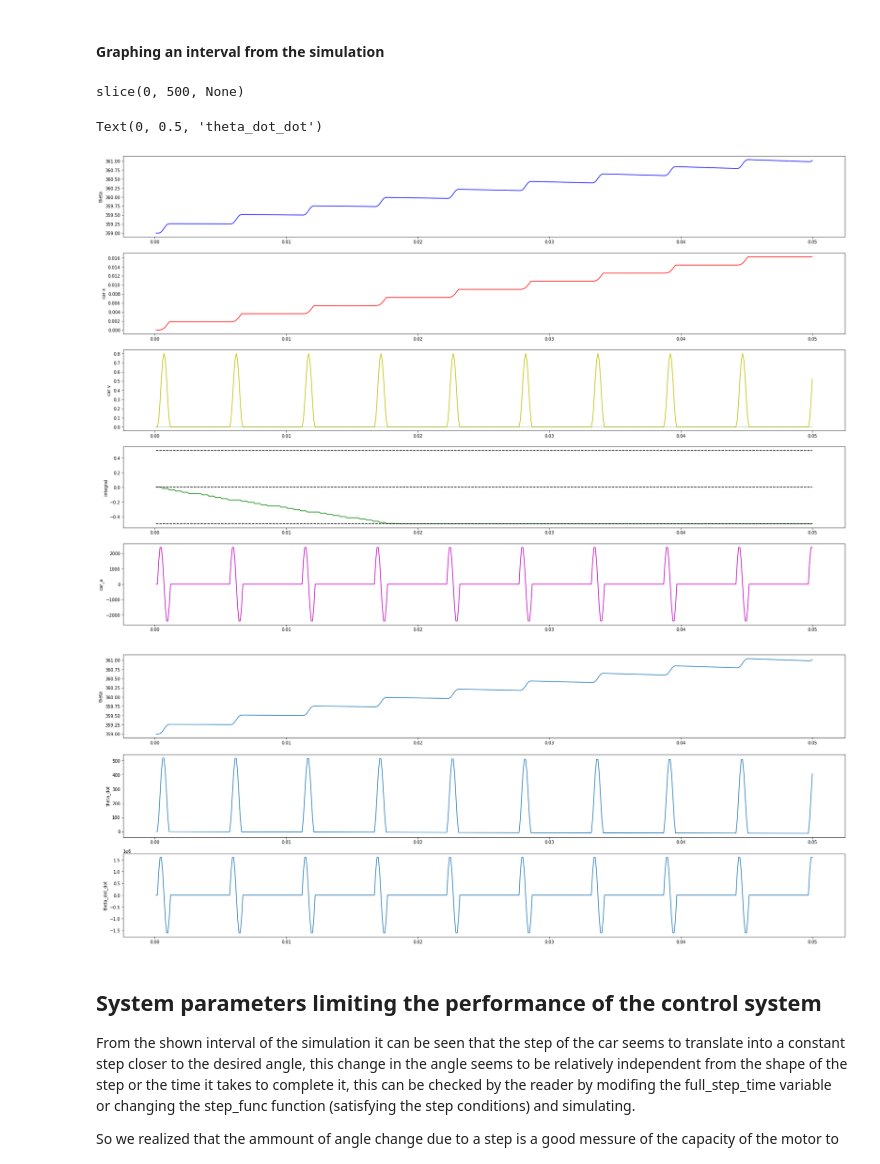
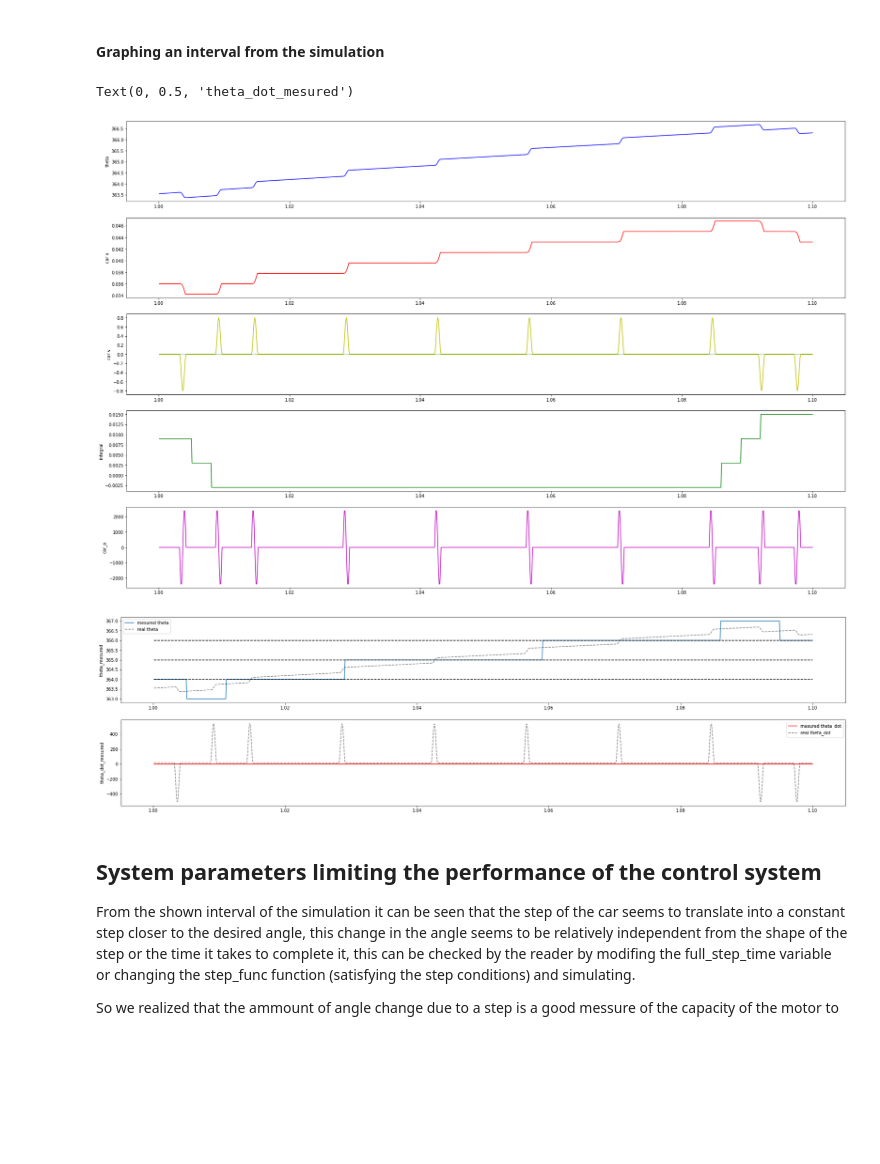
Before and after one commit to juangriffin121/Data-Model-PID-Sim, a Jupyter notebook: Model_fitting_and_simulation.ipynb, the cells around one changed output. Drawn from its saved outputs; the diff is of its cells as text; code cells hidden in the pictures; blank space fills up the shorter version.

Commit message:
fixed delay, fixed response to theta_mesured instead of theta and compute theta_dot_mesured to respond to derivative

```diff
--- a/Model_fitting_and_simulation.ipynb
+++ b/Model_fitting_and_simulation.ipynb
@@ -403,11 +415,14 @@ def npify(interval):#make the lists ndarrays and fix them in an optional interva
 # %%
 theta_int,theta,theta_dot, x,v = [0,359,0, 0,0]# set the initial conditions, 365 is the pendulum up
 
-ki,kp,kd = [1,10,0]#gains for the PID, the derivative is not well implemented yet
+ki,kp,kd = [10,10,0]#gains for the PID, the derivative is not well implemented yet
 
 #initiating used variables
 waiting_time = 0
 theta_mesured = theta
+theta_dot_mesured = 0
+prom = theta
+
 move = False
 step_time = 0
 
@@ -416,6 +431,9 @@ theta_int_list = []
 theta_list = []
 theta_dot_list = []
 Dtheta_dot_list = []
+theta_mesured_list = []
+theta_dot_mesured_list = []
+
 
 x_list = []
 v_list = []
@@ -437,7 +455,7 @@ for i in range(N):
 
 time = T[1:]
 # %%
-def graph(T,time, theta_int, theta, theta_dot, x, v, a, show_x_lims = True, show_theta_lims = True): #graph relevant variables
+def graph(T,time, theta_int, theta, theta_dot, x, v, a, show_x_lims = True, show_theta_lims = True,show_int_lims = True): #graph relevant variables
     fig,axs = plt.subplots(figsize = (30,20),nrows = 5)
 
     axs[0].plot(time,theta,'b')
@@ -454,10 +472,10 @@ def graph(T,time, theta_int, theta, theta_dot, x, v, a, show_x_lims = True, show
     if show_x_lims:
         axs[1].plot(Z,0*Z + Max_x,'k--')
         axs[1].plot(Z,0*Z - Max_x,'k--')
-
-    axs[3].plot(Z,0*Z + Max_int,'k--')
-    axs[3].plot(Z,0*Z - Max_int,'k--')
-    axs[3].plot(Z,0*Z,'k--')
+    if show_int_lims:
+        axs[3].plot(Z,0*Z + Max_int,'k--')
+        axs[3].plot(Z,0*Z - Max_int,'k--')
+        axs[3].plot(Z,0*Z,'k--')
 
     axs[2].plot(time,array_cap(ki*np.array(theta_int),Max_v),'g--',linewidth = 0.5)
 
@@ -488,22 +511,28 @@ Text(0, 0.5, 'theta_dot_dot')
 # %% [markdown]
 #### Graphing an interval from the simulation
 # %%
-s = slice(0,500)
-time, theta_int, theta, theta_dot, Dtheta_dot, x, v, a = npify(s)
-graph(T,time, theta_int, theta, theta_dot, x, v, a, show_theta_lims=False,show_x_lims=False)
-fig,axs = plt.subplots(figsize = (30,20*3/5),nrows = 3)
-axs[0].plot(time,theta)
-axs[1].plot(time,theta_dot)
-axs[2].plot(time,Dtheta_dot)
+s = slice(10000,11000)
+time, theta_int, theta, theta_dot, Dtheta_dot, x, v, a, theta_mesured, theta_dot_mesured = npify(s)
+graph(T,time, theta_int, theta, theta_dot, x, v, a, show_theta_lims=False,show_x_lims=False,show_int_lims=False)
+fig,axs = plt.subplots(figsize = (30,20*2/5),nrows = 2)
 
-axs[0].set_ylabel('theta')
-axs[1].set_ylabel('theta_dot')
-axs[2].set_ylabel('theta_dot_dot')
+axs[0].plot(time,theta_mesured,label = 'mesured theta')
+axs[1].plot(time,1/(dt_system*dt)*theta_dot_mesured,'r',label = 'mesured theta_dot')
+
+axs[0].plot(time,0*time + 365,'k--')
+axs[0].plot(time,0*time + 365 + res,'k--')
+axs[0].plot(time,0*time + 365 - res,'k--')
+
+axs[0].plot(time,theta,'k--',alpha = 0.5,label = 'real theta')
+axs[1].plot(time,theta_dot,'k--',alpha = 0.5, label = 'real theta_dot')
+axs[0].legend()
+axs[1].legend()
+axs[0].set_ylabel('theta_mesured')
+axs[1].set_ylabel('theta_dot_mesured')
 # %% [output]
-slice(0, 500, None)
+Text(0, 0.5, 'theta_dot_mesured')
-Text(0, 0.5, 'theta_dot_dot')
-[figure, old version]
+[figure, new version]
-[figure, old version]
+[figure, new version]
 # %% [markdown]
 ## System parameters limiting the performance of the control system
 
```
Also changed, not shown: parts of 4 cells of this notebook.
